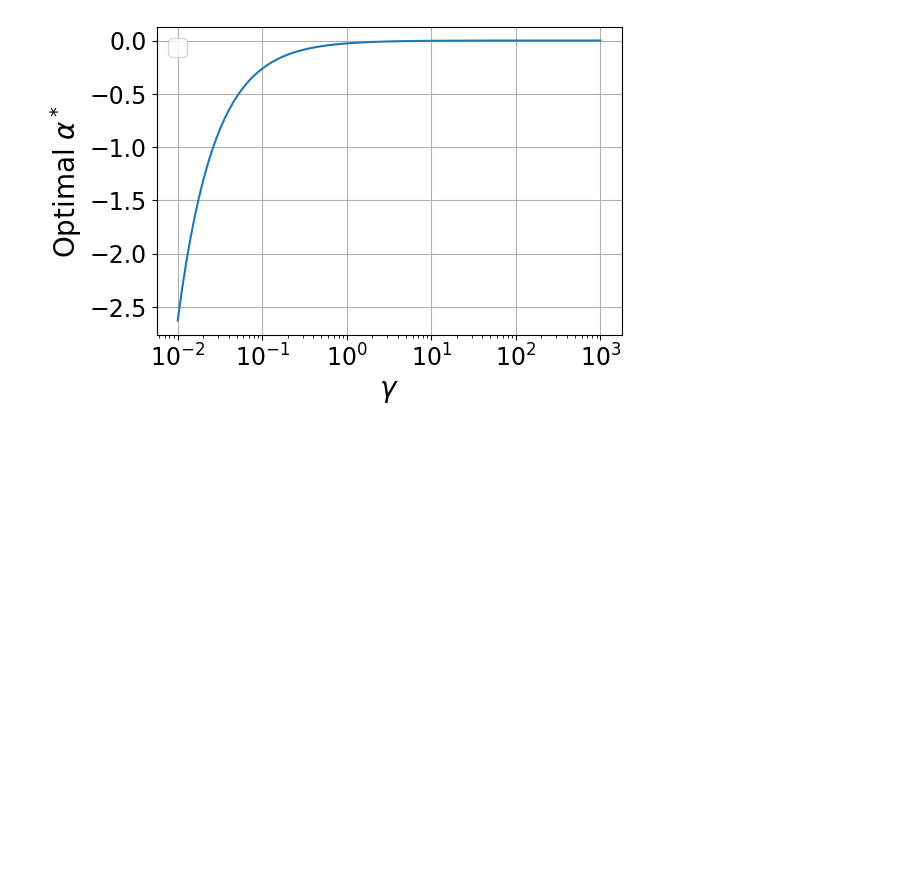
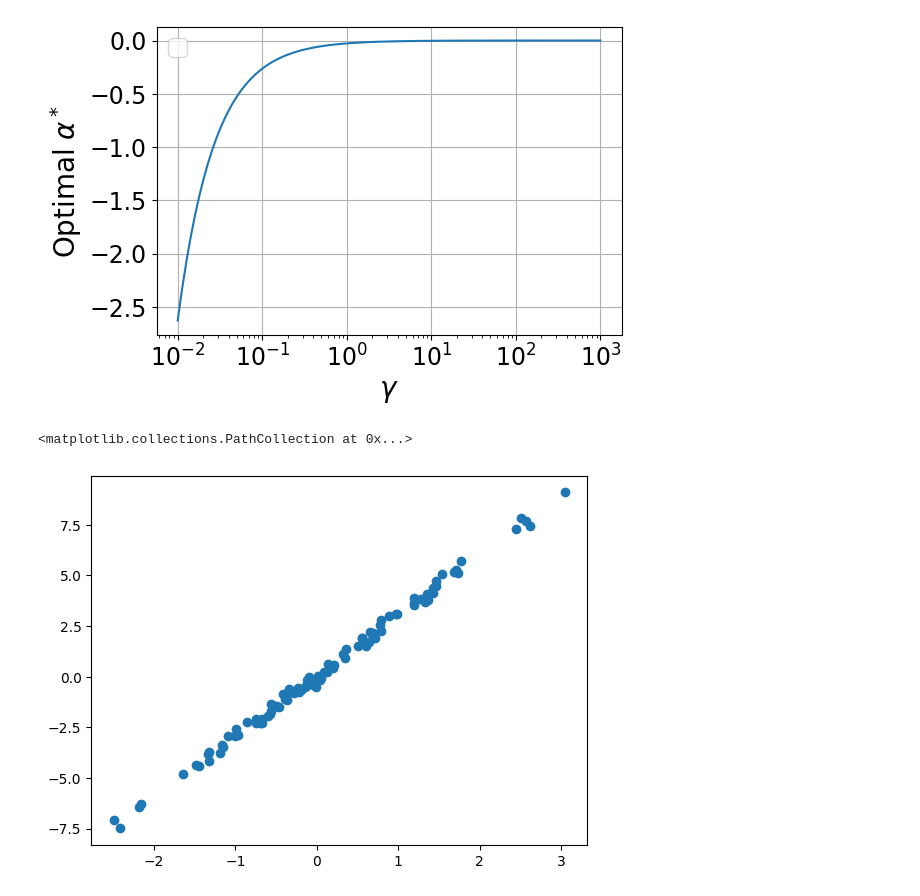
Before and after one commit to elfirdoussilab1/alpha-LoRA, a Jupyter notebook: simulations.ipynb, the cells around one changed output. Drawn from its saved outputs; the diff is of its cells as text; code cells hidden in the pictures; blank space fills up the shorter version.

```diff
--- a/simulations.ipynb
+++ b/simulations.ipynb
@@ -357,3 +357,21 @@ ax.grid()
 plt.show()
 # %% [output]
 [figure]
+# %%
+import numpy as np
+import matplotlib.pyplot as plt
+
+n = 100
+p = 1
+X = np.random.randn(n, p)
+
+std = 0.2
+Z = std * np.random.randn(n, p)
+w = 3
+
+Y = w * X + Z
+
+plt.scatter(X, Y)
+# %% [output]
+<matplotlib.collections.PathCollection at 0x...>
+[figure, added]
```
Also changed, not shown: parts of 1 cell of this notebook, 18 other files.
